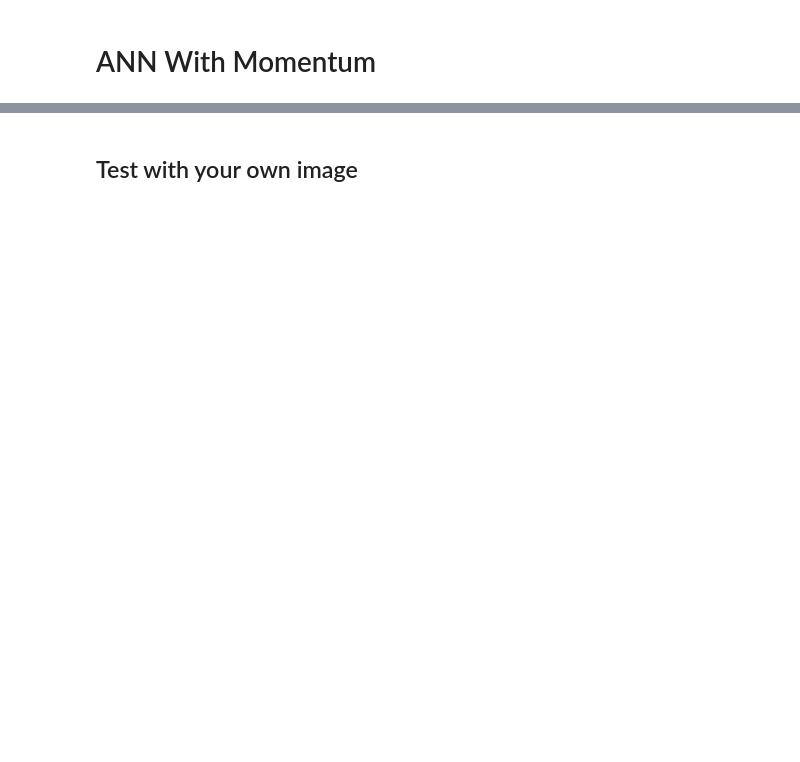
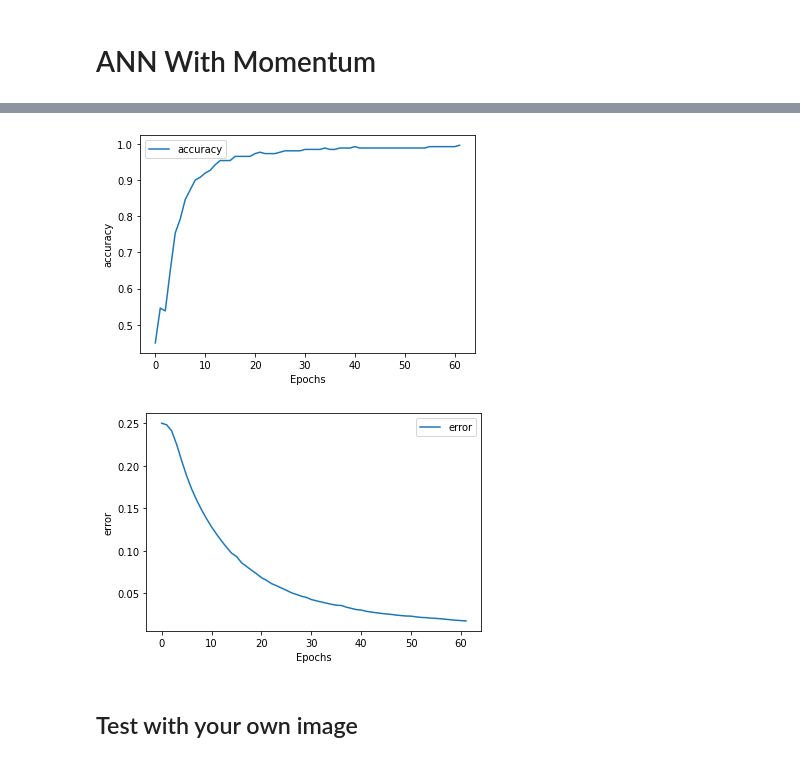
Before and after one commit to thisisindrajit/ANN-with-Momentum, a Jupyter notebook: ANN_with_Momentum_Emergency_Vehicle_Classification.ipynb, the cells around one changed output, grey strips where cells are left out. Cells and saved outputs as stored; diff of their text form; code cells hidden in the pictures; blank space fills up the shorter version.

```diff
--- a/ANN_with_Momentum_Emergency_Vehicle_Classification.ipynb
+++ b/ANN_with_Momentum_Emergency_Vehicle_Classification.ipynb
@@ -449,3 +473,9 @@ Error:  0.21399750538381554     Accuracy:  0.66
+# %%
+plot_graphs(history, "accuracy")
+plot_graphs(history, "error")
+# %% [output]
+[figure, added]
+[figure, added]
 # %% [markdown]
 ## Test with your own image
 # %%
```
Also changed, not shown: parts of 11 cells of this notebook.
